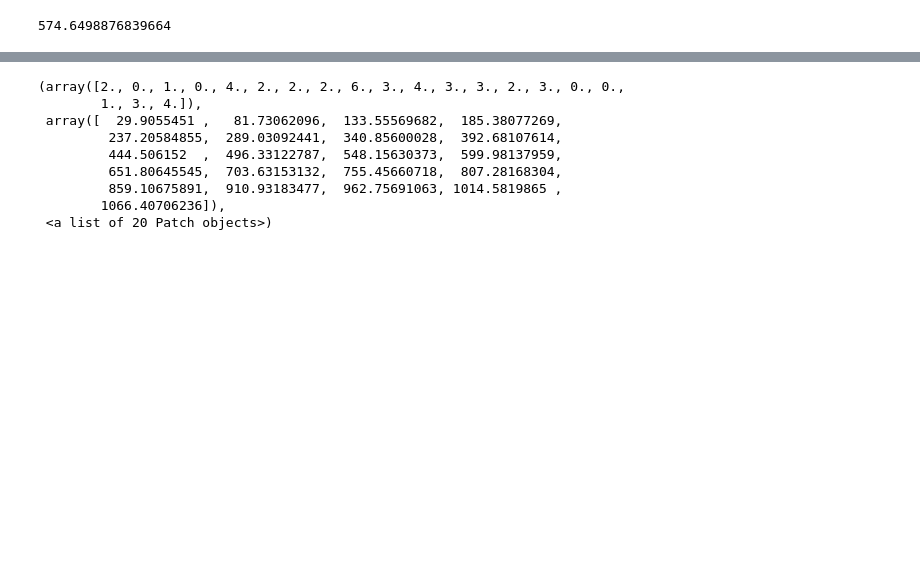
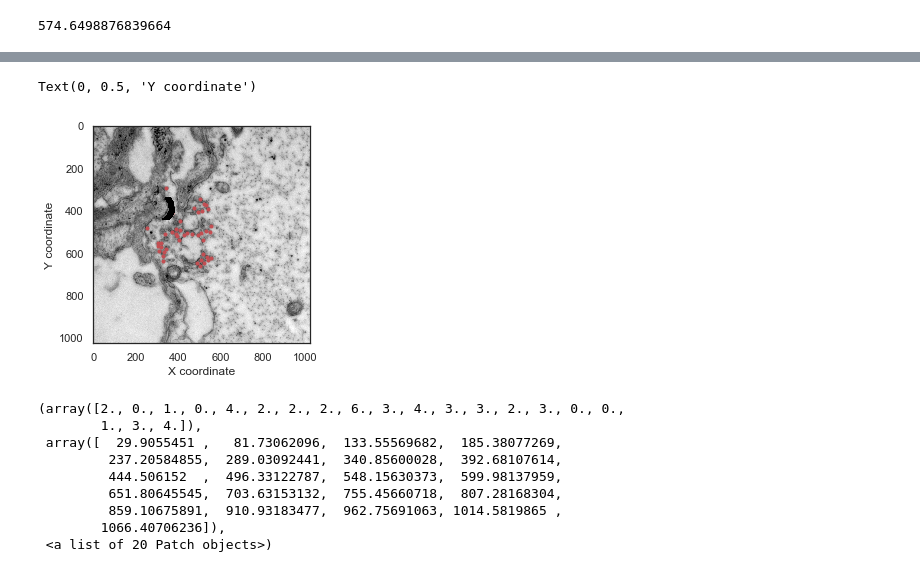
Before and after one commit to audreytmedeiros/Morgan-Lab, a Jupyter notebook: SVDistributiontest.ipynb, the cells around one changed output, grey strips where cells are left out. Saved outputs shown, nothing was run; the diff lists cells and outputs as text; code cells hidden in the pictures; blank space fills up the shorter version.

```diff
--- a/SVDistributiontest.ipynb
+++ b/SVDistributiontest.ipynb
@@ -144,3 +151,15 @@ mean_dist
+# %%
+import matplotlib.pyplot as plt
+im = plt.imread('Syn51.tif')
+implot = plt.imshow(im, cmap='gray')
+black, gray = ((0, 0, 0), (0.6, 0.6, 0.6))
+plt.scatter(v_x, v_y, color='r', marker='.')
+plt.scatter(x_fin, y_fin, color=black, marker=1, alpha=0.8)
+plt.xlabel("X coordinate")
+plt.ylabel("Y coordinate")
+# %% [output]
+Text(0, 0.5, 'Y coordinate')
+[figure, added]
 # %%
 #Bar graph of the means for each figure
 #plt.bar(mean_dist, height=5000, width=20, bottom=None)
```
Also changed, not shown: parts of 3 cells of this notebook.
